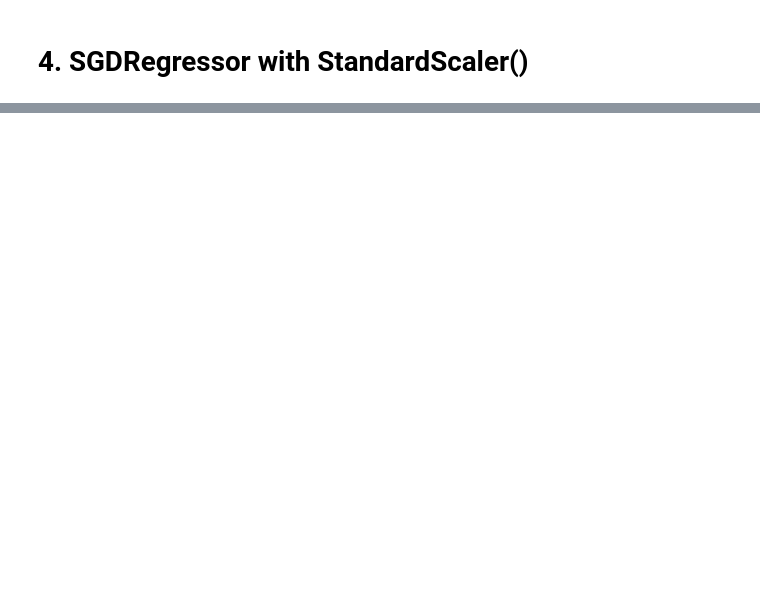
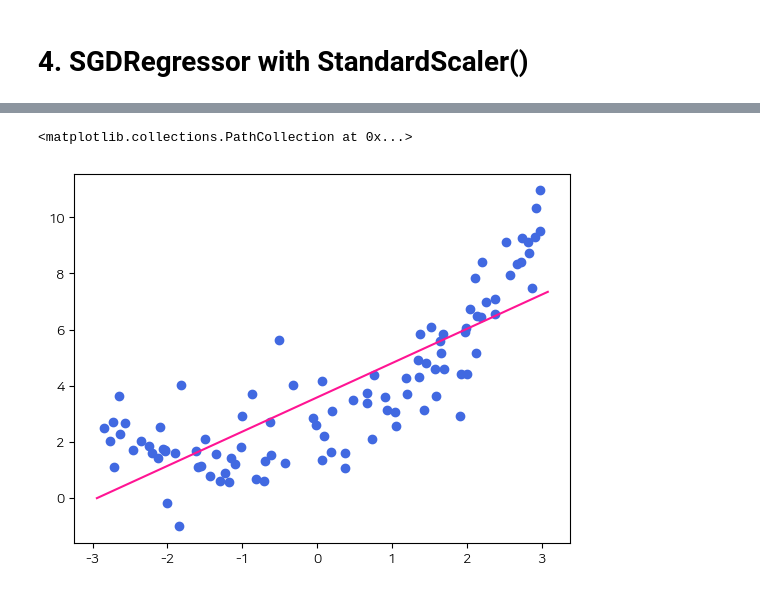
Before and after one commit to malcano/Data_Engineering_20, a Jupyter notebook: machinelearning/03ML.ipynb, the cells around one changed output, grey strips where cells are left out. Cells and saved outputs as stored; diff of their text form; code cells hidden in the pictures; blank space fills up the shorter version.

```diff
--- a/machinelearning/03ML.ipynb
+++ b/machinelearning/03ML.ipynb
@@ -394,0 +569,4 @@ print(reg.coef_, reg.intercept_)
+# %%
+from sklearn.model_selection import train_test_split
+
+xx = np.linspace(X.min()-0.1, X.max()+0.1).reshape(-1, 1) # default 50개임
@@ -394,0 +584,16 @@ print(reg.coef_, reg.intercept_)
+# %%
+from sklearn.linear_model import LinearRegression
+
+X1_train = X
+y_train = y
+
+reg1 = LinearRegression()
+reg1.fit(X1_train, y_train)
+# 자 실행 전 예상해보자  xx의 집합을 reshape 하고 xx집합에 대해 yy는 reg1의 predict 를 해보는 거임
+yy = reg1.predict(xx)
+# %%
+plt.plot(xx,yy, color = 'deeppink')
+plt.scatter(X,y, c='royalblue')
+# %% [output]
+<matplotlib.collections.PathCollection at 0x...>
+[figure, added]
```
Also changed, not shown: parts of 85 cells of this notebook.
